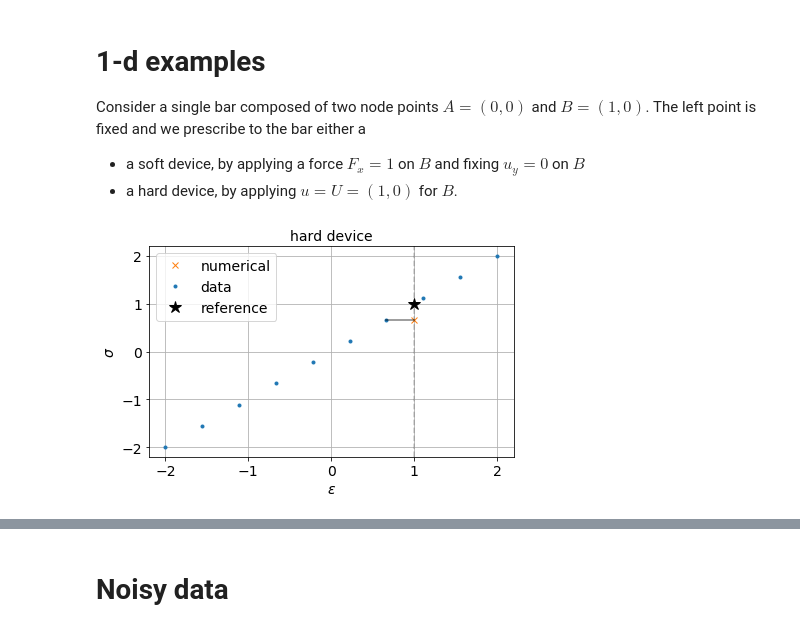
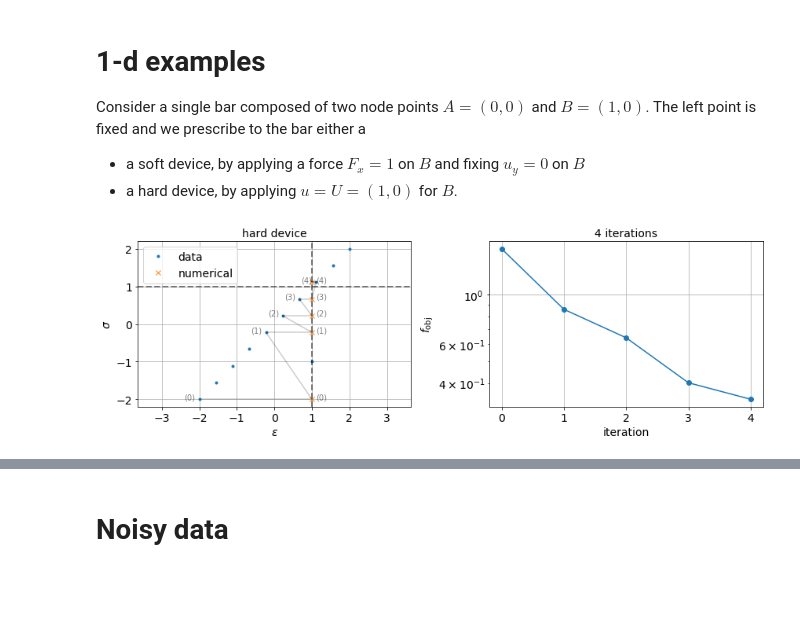
Before and after one commit to deeepeshthakur/ddtruss, a Jupyter notebook: examples/truss.ipynb, the cells around one changed output, grey strips where cells are left out. Cells and saved outputs as stored; diff of their text form; code cells hidden in the pictures; blank space fills up the shorter version.

Commit message:
Use k-means to find the nearest data points
Maybe a new method to avoid outliers

```diff
--- a/examples/truss.ipynb
+++ b/examples/truss.ipynb
@@ -78,39 +30,79 @@ points = np.array([
 lines = np.array([
     [0, 1],
 ], dtype=int)
 truss = Truss(points, lines)
 
 device = "hard"
 if device == "soft":
     U_dict = {0: [0, 0], 1: [None, 0]}
     F_dict = {1: [1, 0]}
 else:
     U_dict = {0: [0, 0], 1: [1, 0]}
     F_dict = {}
 
 # Find the reference solution corresponding to E = 1
 E = 1
 u, eps_ref, sig_ref = truss.solve(E=E, U_dict=U_dict, F_dict=F_dict)
 
 # Define the data-driven solver
 ddsolver = DataDrivenSolver(truss)
 
 # Generate and load a sample material data set
 eps_data = np.linspace(-2, 2, 10)
 sig_data = E * eps_data
 material_data = np.hstack([eps_data.reshape((-1, 1)), sig_data.reshape((-1, 1))])
+material_data = np.vstack([material_data, np.array([[1, -1]])])
 ddsolver.load_material_data(material_data)
 
 # Solve the data-driven problem
-u, eps, sig, f_obj_iter = ddsolver.solve(U_dict=U_dict, F_dict=F_dict)
-plot(eps, sig, ddsolver, plot_truss=False)
-plt.plot(eps_ref, sig_ref, "k*", markersize=12, label="reference")
-if device == "soft":
-    plt.axhline(1, color="k", linestyle="--", alpha=0.2)
+u, *_, iter_history = ddsolver.solve(
+    U_dict=U_dict,
+    F_dict=F_dict,
+    idx=[0],
+    n_neighbors=2,
+    save_history=True,
+)
+
+plt.figure(figsize=(12, 4))
+plt.subplot(1, 2, 1)
+
+plt.plot(material_data[:, 0], material_data[:, 1], "C0.", label="data")
+
+eps, sig, idx = iter_history["eps"][:, 0], iter_history["sig"][:, 0], iter_history["idx"][:, 0]
+
+plt.plot(eps, sig, "C1x", label="numerical")
+eps_sig = material_data[idx]
+for i in range(len(eps)):
+    plt.plot([eps_sig[i, 0], eps[i]], [eps_sig[i, 1], sig[i]], "k-", alpha=0.2)
+    plt.plot([eps[i], eps_sig[i + 1, 0]], [sig[i], eps_sig[i + 1, 1]], "k-", alpha=0.2)
+    if device == "hard":
+        plt.text(eps[i] + 0.1, sig[i], f"({i})", alpha=0.5)
+        plt.text(eps_sig[i, 0] - 0.4, eps_sig[i, 1], f"({i})", alpha=0.5)
+    else:
+        plt.text(eps[i] - 0.1, sig[i] + 0.1, f"({i})", alpha=0.5)
+        plt.text(eps_sig[i, 0] + 0.1, eps_sig[i, 1], f"({i})", alpha=0.5)
+
+# plt.plot(eps_ref, sig_ref, "k*", markersize=12, label="reference")
+plt.axhline(1, color="k", linestyle="--", linewidth=2, alpha=0.5)
+plt.axvline(1, color="k", linestyle="--", linewidth=2, alpha=0.5)
+
+plt.xlabel(r"$\varepsilon$")
+plt.ylabel(r"$\sigma$")
+plt.title(f"{device} device")
+plt.grid()
+plt.axis("equal")
+if device == "hard":
+    loc = "upper left"
 else:
-    plt.axvline(1, color="k", linestyle="--", alpha=0.2)
-plt.legend()
-plt.title(f"{device} device")
+    loc = "lower right"
+plt.legend(loc=loc)
+plt.subplot(1, 2, 2)
+plt.semilogy(iter_history["f_obj"], "-o")
+plt.xlabel("iteration")
+plt.ylabel("$f_\mathrm{obj}$")
+plt.grid()
+plt.title(f"{len(iter_history['f_obj']) - 1:d} iterations")
+
 plt.tight_layout()
 # %% [output]
-[figure, old version]
+[figure, new version]
```
Also changed, not shown: parts of 8 cells of this notebook, 1 other file.
